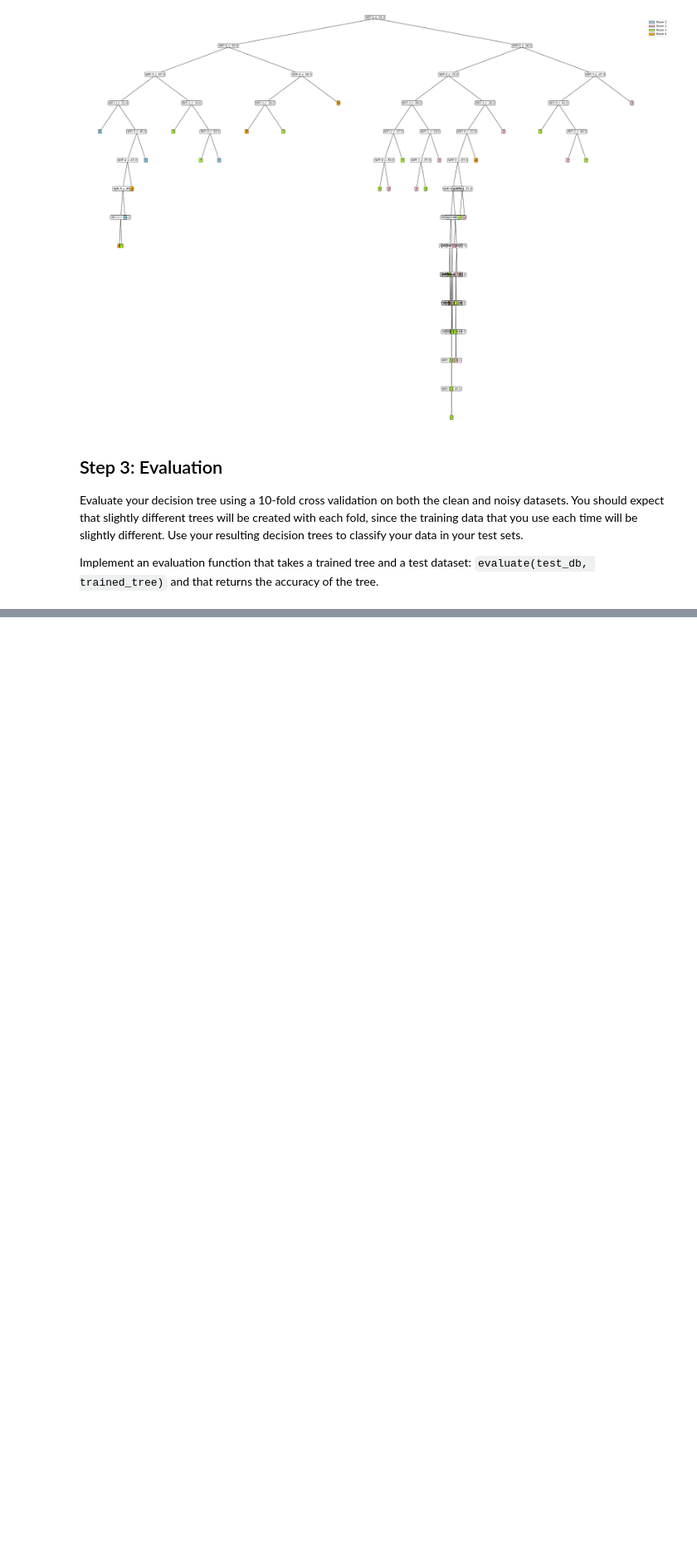
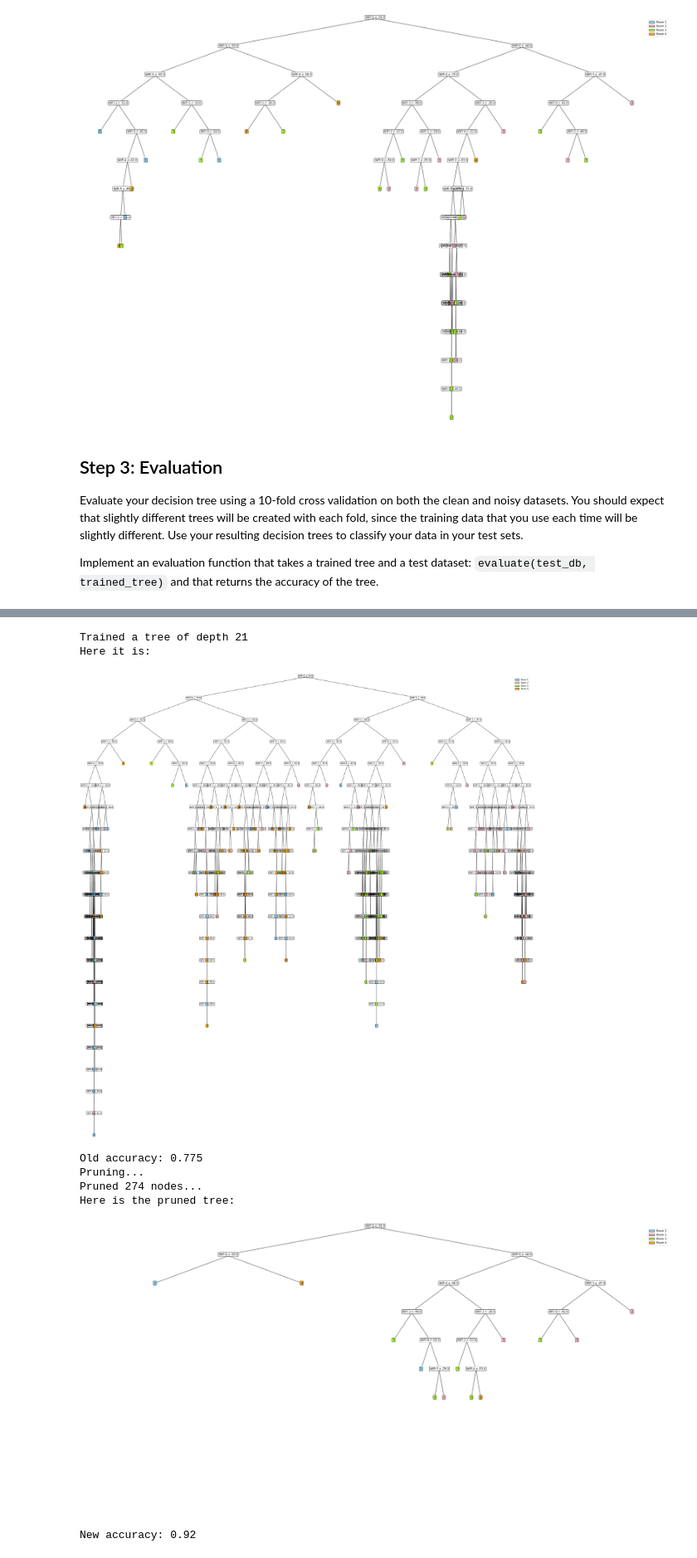
Before and after one commit to shnupta/ml-coursework1, a Jupyter notebook: coursework.ipynb, the cells around one changed output, grey strips where cells are left out. Shown: that part at 83% size. Saved outputs shown, nothing was run; the diff lists cells and outputs as text; code cells hidden in the pictures; blank space fills up the shorter version.

Commit message:
Implement prune() function to prune a tree

```diff
--- a/coursework.ipynb
+++ b/coursework.ipynb
@@ -138,21 +155,20 @@ Arguments:
 Returns:
 - A decision tree in the form of a root Node and subsequent left and right nodes
 """
-def decision_tree_learning(training_dataset, depth):
+def decision_tree_learning(training_dataset, depth, parent=None):
     unique_labels = np.unique(training_dataset[:,-1])
     # If all samples have the same label return a leaf node with this label
     if (len(unique_labels) == 1):
-        node = Node()
-        node.label = unique_labels[0]
+        node = Node(parent=parent, label=unique_labels[0])
         return (node, depth)
     else:
         # Find the optimum split attribute and value and the corresponding split subsets
         split_attribute, split_value, left_dataset, right_dataset = find_split(training_dataset)
         # Create a new decision tree with this split value and attribute
-        node = Node(split_value, split_attribute)
+        node = Node(parent, split_value, split_attribute)
         # Construct the rest of the decision tree
-        left_branch, left_depth = decision_tree_learning(left_dataset, depth + 1)
-        right_branch, right_depth = decision_tree_learning(right_dataset, depth + 1)
+        left_branch, left_depth = decision_tree_learning(left_dataset, depth + 1, node)
+        right_branch, right_depth = decision_tree_learning(right_dataset, depth + 1, node)
         # Assign these branches to the root node
         node.left = left_branch
         node.right = right_branch
@@ -208,7 +224,7 @@ def visualise_tree(tree):
     _, ax = plt.subplots(figsize=(width, height))
     ax.set_axis_off()
 
-    visualise_children(root_node, "data", (0.5, 1), 0, 1, 1 + y_gap)
+    visualise_children(tree, "data", (0.5, 1), 0, 1, 1 + y_gap)
 
     plt.legend(handles=handles)
     plt.show()
@@ -424,0 +522,28 @@ print(f1(confusion))
+# %%
+# Does the pruning code work?
+# Based off running this a few times, it seems so.
+
+shuffled_indices = default_rng().permutation(len(noisy_dataset))
+shuffled_dataset = noisy_dataset[shuffled_indices]
+
+tree, depth = decision_tree_learning(shuffled_dataset[:1800,:], 0)
+print(f"Trained a tree of depth {depth}")
+print("Here it is:")
+visualise_tree(tree)
+print(f"Old accuracy: {evaluate(shuffled_dataset[1800:, :], tree)}")
+print("Pruning...")
+num_pruned = prune(tree, shuffled_dataset[1800:, :])
+print(f"Pruned {num_pruned} nodes...")
+print("Here is the pruned tree:")
+visualise_tree(tree)
+print(f"New accuracy: {evaluate(shuffled_dataset[1800:, :], tree)}")
+# %% [output]
+Trained a tree of depth 21
+Here it is:
+[figure, added]
+Old accuracy: 0.775
+Pruning...
+Pruned 274 nodes...
+Here is the pruned tree:
+[figure, added]
+New accuracy: 0.92
```
Also changed, not shown: parts of 4 cells of this notebook.
